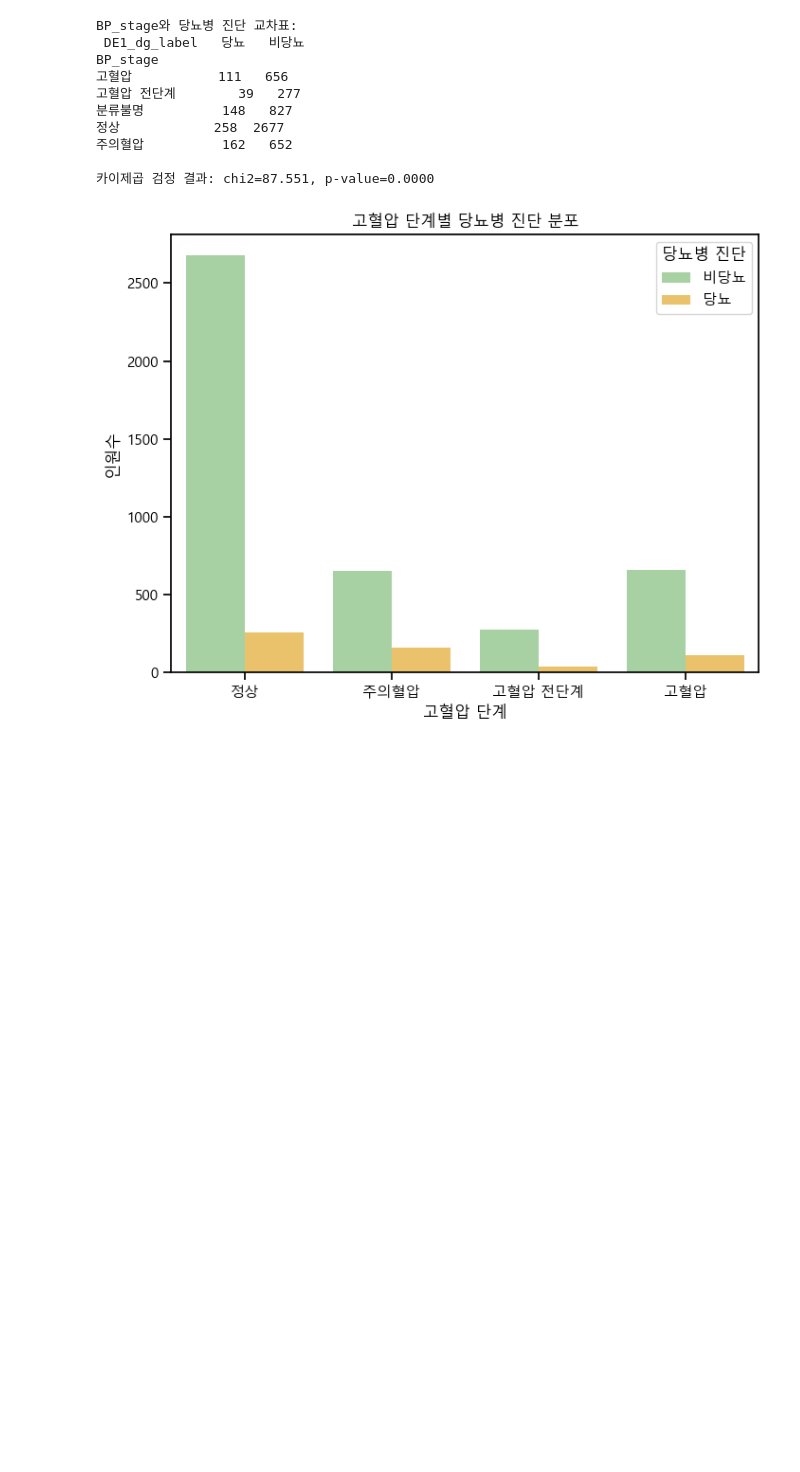
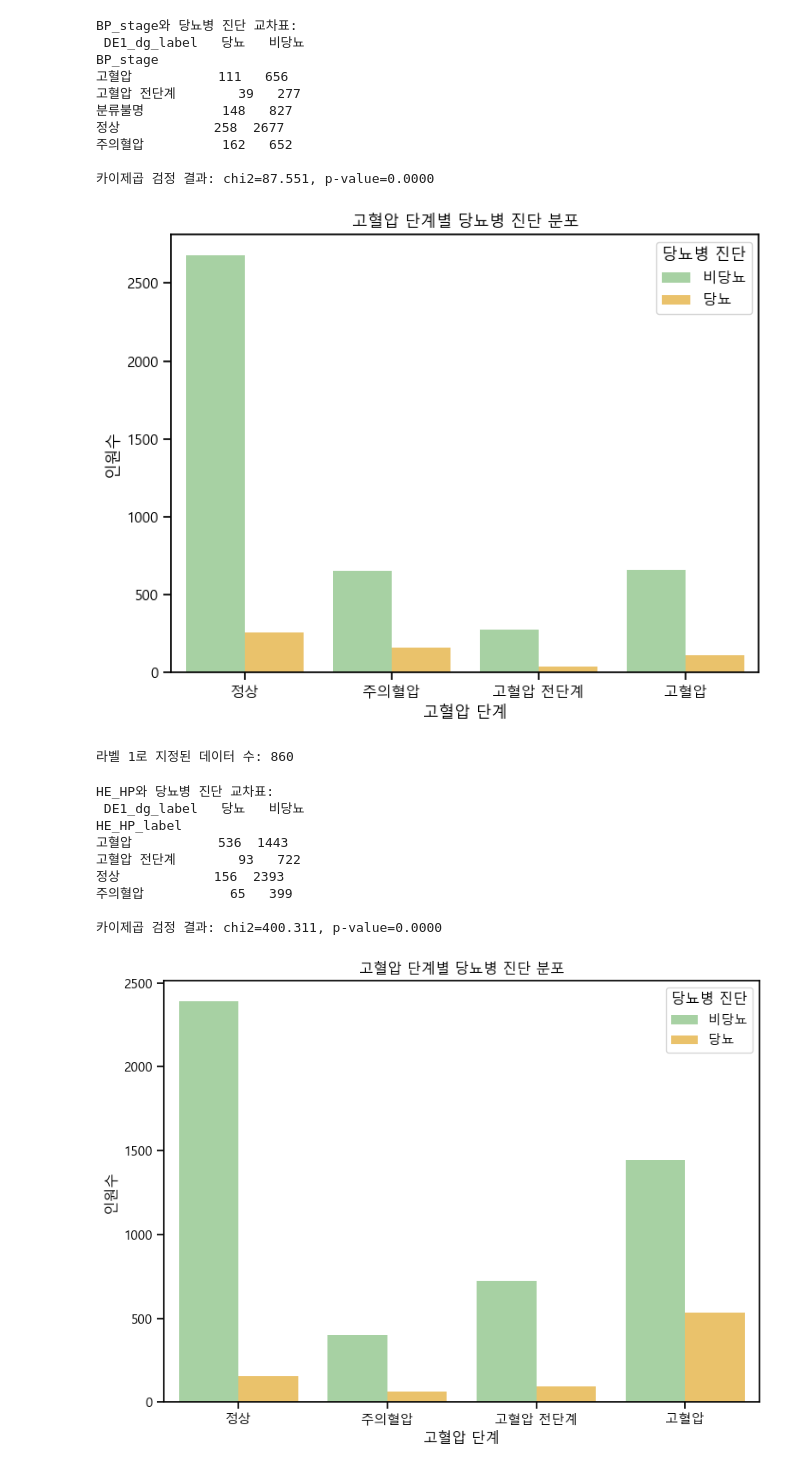
Before and after one commit to seoyeonbb/ML_project, a Jupyter notebook: eda/eda_feature_analysis.ipynb, the cells around one changed output. Cells and saved outputs as stored; diff of their text form; code cells hidden in the pictures; blank space fills up the shorter version.

```diff
--- a/eda/eda_feature_analysis.ipynb
+++ b/eda/eda_feature_analysis.ipynb
@@ -584,3 +584,63 @@ BP_stage
 
 카이제곱 검정 결과: chi2=87.551, p-value=0.0000
 [figure]
+# %%
+# 1차 EDA 불러오기
+df_diabetes = pd.read_csv('./data/df_diabetes.csv')
+# %%
+# # 새로운 라벨 컬럼
+# df_diabetes['diabetes_label'] = ((df_diabetes['DE1_dg'] == 1) & (df_diabetes['HE_DM_HbA1c'] == 3)).astype(int)
+# 혈액검사상 당뇨고 의사 진단도 당뇨
+cond_both = (df_diabetes['DE1_dg'] == 1) & (df_diabetes['HE_DM_HbA1c'] == 3)
+# 혈액검사상 당뇨지만, 의사 진단은 아님
+cond_he_only = (df_diabetes['HE_DM_HbA1c'] == 3) & (df_diabetes['DE1_dg'] != 1)
+# 새로운 조건 통합 라벨
+df_diabetes['diabetes_label'] = (cond_both | cond_he_only).astype(int)
+# 확인
+print("라벨 1로 지정된 데이터 수:", df_diabetes['diabetes_label'].sum())
+# %% [output]
+라벨 1로 지정된 데이터 수: 860
+# %%
+# 결측치 제거 (필요 컬럼 기준)
+df_analysis = df_diabetes.dropna(subset=['HE_HP'])
+hp_map = {
+    1.0: '정상',
+    2.0: '주의혈압',
+    3.0: '고혈압 전단계',
+    4.0: '고혈압'
+}
+df_analysis['HE_HP_label'] = df_analysis['HE_HP'].map(hp_map)
+# DE1_dg 이진 라벨 맵핑
+df_analysis['DE1_dg_label'] = df_analysis['diabetes_label'].map({0:'비당뇨', 1:'당뇨'})
+# 교차표 생성
+contingency_table = pd.crosstab(df_analysis['HE_HP_label'], df_analysis['DE1_dg_label'])
+print("HE_HP와 당뇨병 진단 교차표:\n", contingency_table)
+# 카이제곱 검정
+chi2, p, dof, expected = chi2_contingency(contingency_table)
+print(f"\n카이제곱 검정 결과: chi2={chi2:.3f}, p-value={p:.4f}")
+# 시각화
+plt.figure(figsize=(8,6))
+sns.countplot(
+    data=df_analysis,
+    x='HE_HP_label',
+    hue='DE1_dg_label',
+    order=['정상', '주의혈압', '고혈압 전단계', '고혈압'],
+    palette=['#A1D99B', "#FFCA56"]
+)
+plt.title('고혈압 단계별 당뇨병 진단 분포')
+plt.xlabel('고혈압 단계')
+plt.ylabel('인원수')
+plt.legend(title='당뇨병 진단')
+plt.tight_layout()
+plt.show()
+# %% [output]
+HE_HP와 당뇨병 진단 교차표:
+ DE1_dg_label   당뇨   비당뇨
+HE_HP_label
+고혈압           536  1443
+고혈압 전단계        93   722
+정상            156  2393
+주의혈압           65   399
+
+카이제곱 검정 결과: chi2=400.311, p-value=0.0000
+[figure, added]
```
Also changed, not shown: 1 other file.
